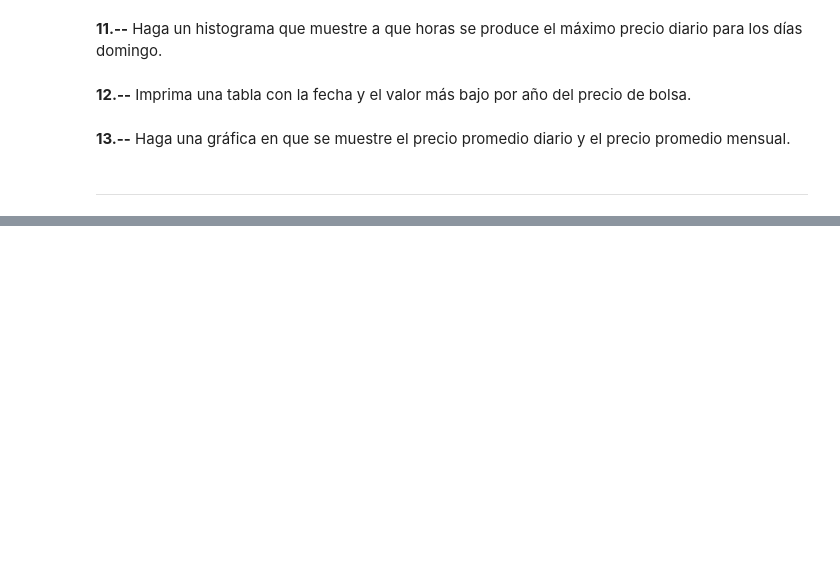
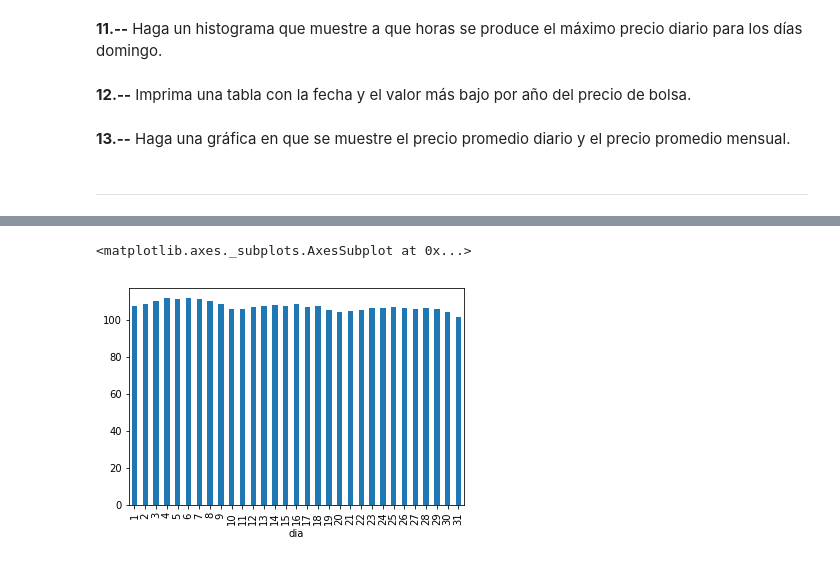
Before and after one commit to cda-2019-01/lab-analisis-exploratorio-de-datos-jlmejiav, a Jupyter notebook: LAB-precios-electricidad.ipynb, the cells around one changed output, grey strips where cells are left out. Cells and saved outputs as stored; diff of their text form; code cells hidden in the pictures; blank space fills up the shorter version.

```diff
--- a/LAB-precios-electricidad.ipynb
+++ b/LAB-precios-electricidad.ipynb
@@ -62,0 +186,3 @@ TypeError: 'tuple' object is not callable
+# %%
+PromDia=datacorr.groupby('dia')['value'].mean()
+PromDia.head()
@@ -62,0 +197,5 @@ TypeError: 'tuple' object is not callable
+# %%
+PromDia.plot(kind='bar')
+# %% [output]
+<matplotlib.axes._subplots.AxesSubplot at 0x...>
+[figure, added]
```
Also changed, not shown: parts of 94 cells of this notebook, 1 other file.
